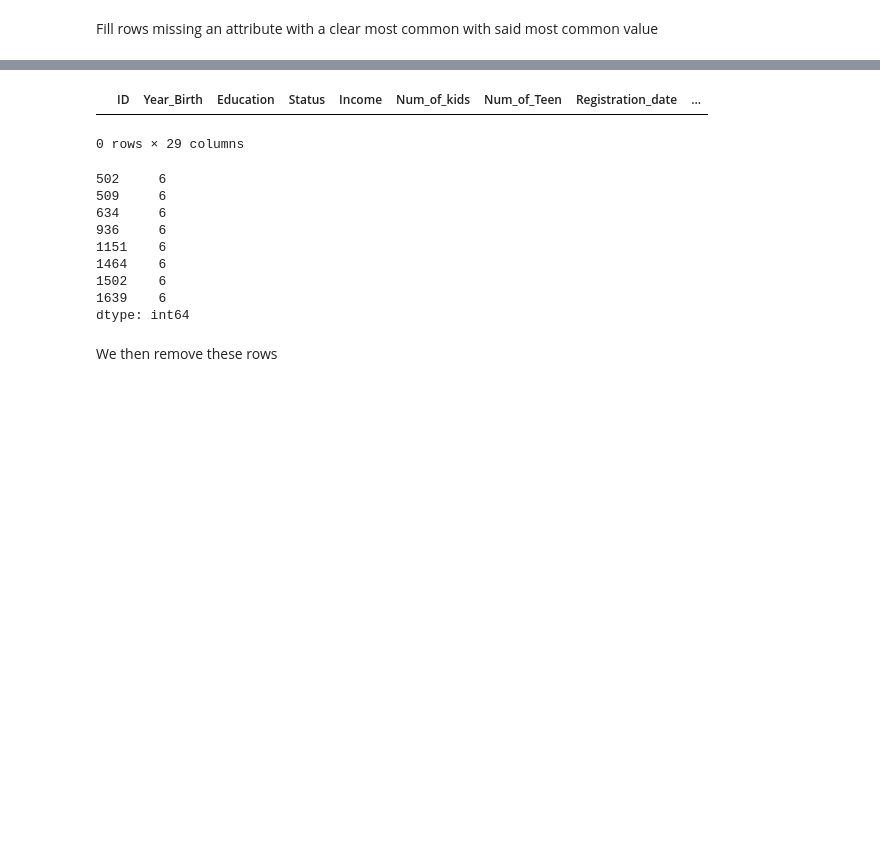
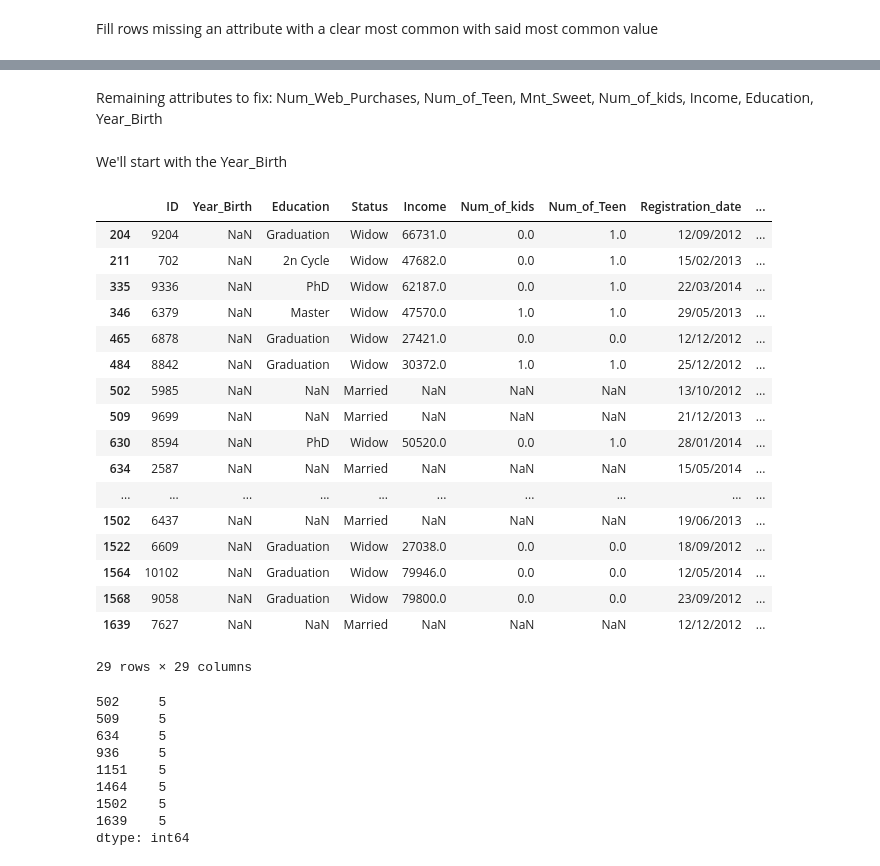
Before and after one commit to parzival0152/datamine, a Jupyter notebook: main.ipynb, the cells around one changed output, grey strips where cells are left out. Saved outputs shown, nothing was run; the diff lists cells and outputs as text; code cells hidden in the pictures; blank space fills up the shorter version.

```diff
--- a/main.ipynb
+++ b/main.ipynb
@@ -305,6 +309,7 @@ To do so we'll find the most common through histograms:
 # %%
-for col in ['Education','Num_of_kids','Mnt_Fruits','Mnt_Meat','Mnt_Wines','Mnt_Gold_Products','Mnt_Fish','Num_Store_Purchases','Num_Deals_Purchases','Num_Catalog_Purchases','Num_Web_Visits','Response_Campaign_2','Response_Campaign_3','Response_Campaign_4','Response_Campaign_5','Complain','Cost_Contact','Revenue']:
-    sns.catplot(x = col, kind = 'count', data = cleanData)
+for col in ['Education','Num_of_kids','Num_of_Teen','Mnt_Fruits','Mnt_Meat','Mnt_Wines','Mnt_Gold_Products','Mnt_Fish','Num_Store_Purchases','Num_Deals_Purchases','Num_Catalog_Purchases','Num_Web_Visits','Response_Campaign_1','Response_Campaign_2','Response_Campaign_3','Response_Campaign_4','Response_Campaign_5','Complain','Cost_Contact','Revenue']:
+    if cleanData[col].unique().size<=10: #skip drawing the catplot for the Mnt attributes as it is too messy to learn from
+        sns.catplot(x = col, kind = 'count', data = cleanData)
     print(cleanData[col].value_counts()[cleanData[col].mode()]/cleanData.shape[0])
 # %% [output]
 Graduation    0.494048
@@ -341,4 +342,0 @@ Look at mode of attributes (most common value)
-# %%
-for col in ['Education','Num_of_kids','Mnt_Fruits','Mnt_Meat','Mnt_Wines','Mnt_Gold_Products','Mnt_Fish','Num_Store_Purchases','Num_Deals_Purchases','Num_Catalog_Purchases','Num_Web_Visits','Response_Campaign_2','Response_Campaign_3','Response_Campaign_4','Response_Campaign_5','Complain','Cost_Contact','Revenue']:
-    mode = cleanData[col].mode()[0]
-    print(col," - ",mode)
@@ -377,0 +359,3 @@ cleanData[cleanData.isnull().sum(axis=1)>15]
+# %%
+cleanData = cleanData.drop([1659,1662,1663,1665,1666,1673,1675])
+cleanData[cleanData.isnull().sum(axis=1)>15]
@@ -378,5 +365,5 @@ cleanData[cleanData.isnull().sum(axis=1)>15]
 # %% [markdown]
 Fill rows missing an attribute with a clear most common with said most common value
 # %%
-for col in ['Response_Campaign_2','Response_Campaign_3','Response_Campaign_4','Response_Campaign_5','Complain','Cost_Contact','Revenue']:
-    cleanData[col] = cleanData[col].fillna(mode)
+for col in ['Response_Campaign_1','Response_Campaign_2','Response_Campaign_3','Response_Campaign_4','Response_Campaign_5','Complain','Cost_Contact','Revenue']:
+    cleanData[col] = cleanData[col].fillna(cleanData[col].mode()[0])
@@ -383,22 +390,40 @@ for col in ['Response_Campaign_2','Response_Campaign_3','Response_Campaign_4','R
+# %% [markdown]
+Remaining attributes to fix: Num_Web_Purchases, Num_of_Teen, Mnt_Sweet, Num_of_kids, Income, Education, Year_Birth
+# %% [markdown]
+We'll start with the Year_Birth
 # %%
-cleanData[cleanData.isnull().sum(axis=1)>15]
+cleanData[cleanData['Year_Birth'].isnull()]
 # %% [output]
 |  | ID | Year_Birth | Education | Status | Income | Num_of_kids | Num_of_Teen | Registration_date | ... |
+| 204 | 9204 | NaN | Graduation | Widow | 66731.0 | 0.0 | 1.0 | 12/09/2012 | ... |
+| 211 | 702 | NaN | 2n Cycle | Widow | 47682.0 | 0.0 | 1.0 | 15/02/2013 | ... |
+| 335 | 9336 | NaN | PhD | Widow | 62187.0 | 0.0 | 1.0 | 22/03/2014 | ... |
+| 346 | 6379 | NaN | Master | Widow | 47570.0 | 1.0 | 1.0 | 29/05/2013 | ... |
+| 465 | 6878 | NaN | Graduation | Widow | 27421.0 | 0.0 | 0.0 | 12/12/2012 | ... |
+| 484 | 8842 | NaN | Graduation | Widow | 30372.0 | 1.0 | 1.0 | 25/12/2012 | ... |
+| 502 | 5985 | NaN | NaN | Married | NaN | NaN | NaN | 13/10/2012 | ... |
+| 509 | 9699 | NaN | NaN | Married | NaN | NaN | NaN | 21/12/2013 | ... |
+| 630 | 8594 | NaN | PhD | Widow | 50520.0 | 0.0 | 1.0 | 28/01/2014 | ... |
+| 634 | 2587 | NaN | NaN | Married | NaN | NaN | NaN | 15/05/2014 | ... |
+| ... | ... | ... | ... | ... | ... | ... | ... | ... | ... |
+| 1502 | 6437 | NaN | NaN | Married | NaN | NaN | NaN | 19/06/2013 | ... |
+| 1522 | 6609 | NaN | Graduation | Widow | 27038.0 | 0.0 | 0.0 | 18/09/2012 | ... |
+| 1564 | 10102 | NaN | Graduation | Widow | 79946.0 | 0.0 | 0.0 | 12/05/2014 | ... |
+| 1568 | 9058 | NaN | Graduation | Widow | 79800.0 | 0.0 | 0.0 | 23/09/2012 | ... |
+| 1639 | 7627 | NaN | NaN | Married | NaN | NaN | NaN | 12/12/2012 | ... |
-0 rows × 29 columns
+29 rows × 29 columns
 # %%
 print(cleanData[cleanData['Education'].isnull()].isnull().sum(axis=1))
 # %% [output]
-502     6
-509     6
-634     6
-936     6
-1151    6
-1464    6
-1502    6
-1639    6
+502     5
+509     5
+634     5
+936     5
+1151    5
+1464    5
+1502    5
+1639    5
 dtype: int64
-# %% [markdown]
-We then remove these rows
 # %%
 sns.catplot(x = 'Status', kind = 'count', data = cleanData)
 # %% [output]
```
Also changed, not shown: parts of 17 cells of this notebook.
